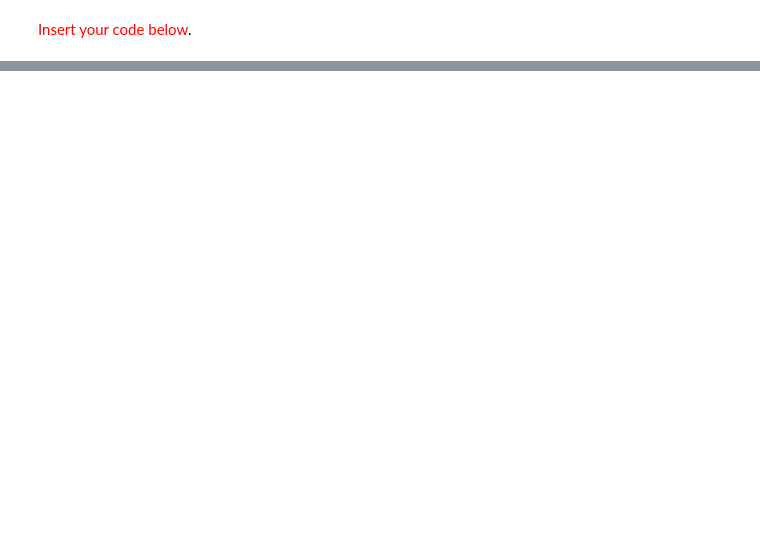
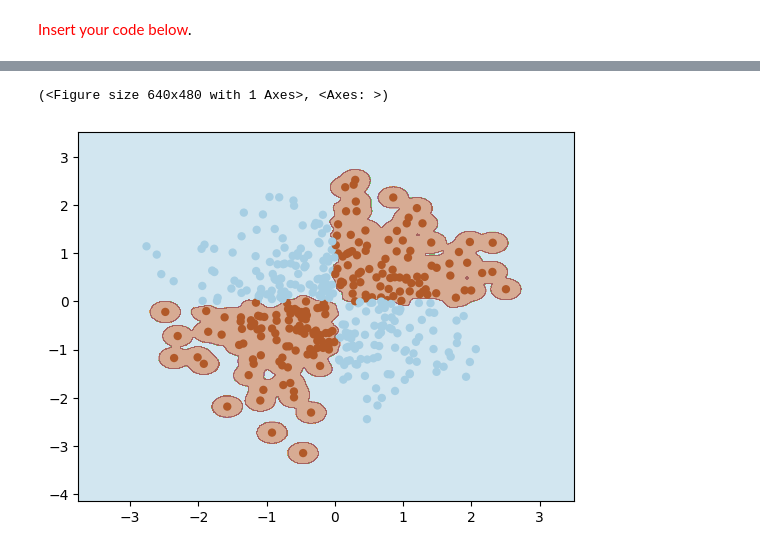
Before and after one commit to SajinMohamedPe/Introduction-to-Data-Engineering-and-Machine-Learning, a Jupyter notebook: Activity3_01.ipynb, the cells around one changed output, grey strips where cells are left out. Drawn from its saved outputs; the diff is of its cells as text; code cells hidden in the pictures; blank space fills up the shorter version.

```diff
--- a/Activity3_01.ipynb
+++ b/Activity3_01.ipynb
@@ -553,0 +505,12 @@ plot_decision_boundary(X_r, y_r, model)
+# %%
+################################
+# Your code here
+
+# rbf kernel with gamma as 100
+model = svm.SVC(kernel='rbf', C=1, gamma=100)
+model.fit(X_r, y_r)
+
+plot_decision_boundary(X_r, y_r, model)
+# %% [output]
+(<Figure size 640x480 with 1 Axes>, <Axes: >)
+[figure, added]
```
Also changed, not shown: parts of 17 cells of this notebook.
